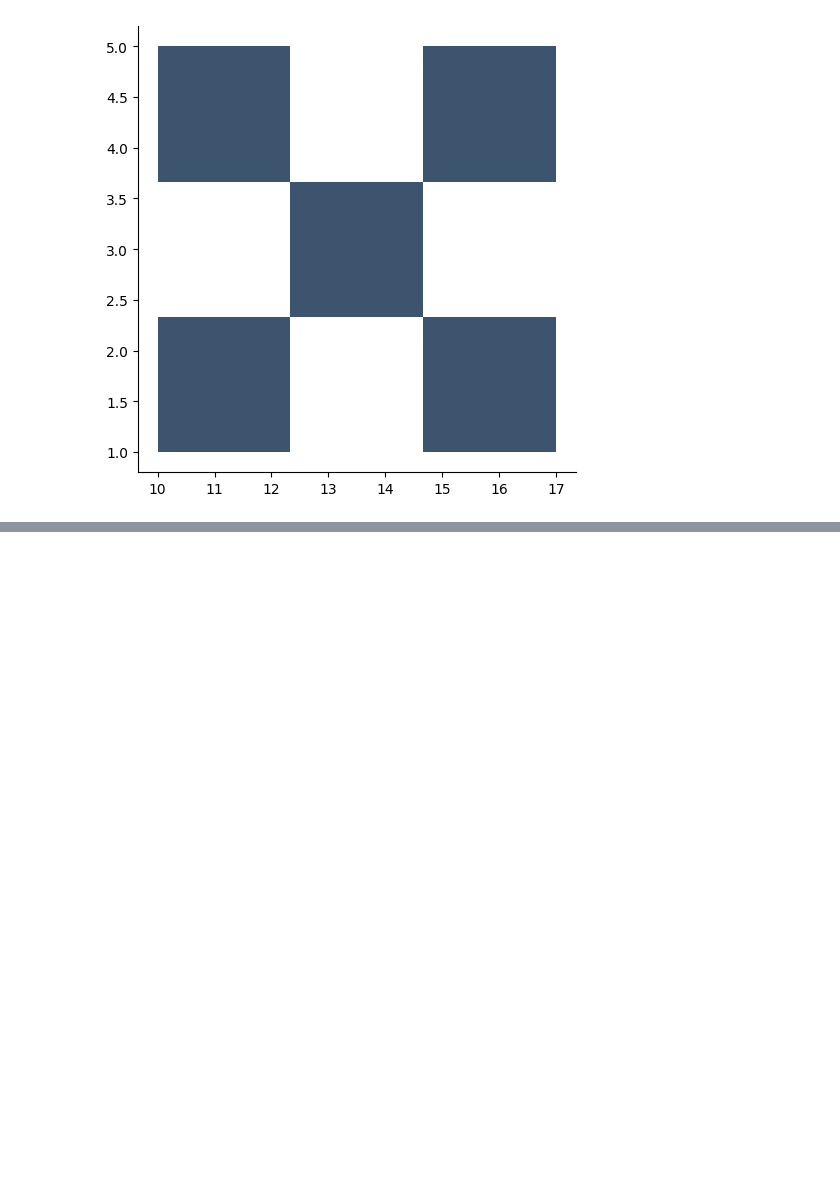
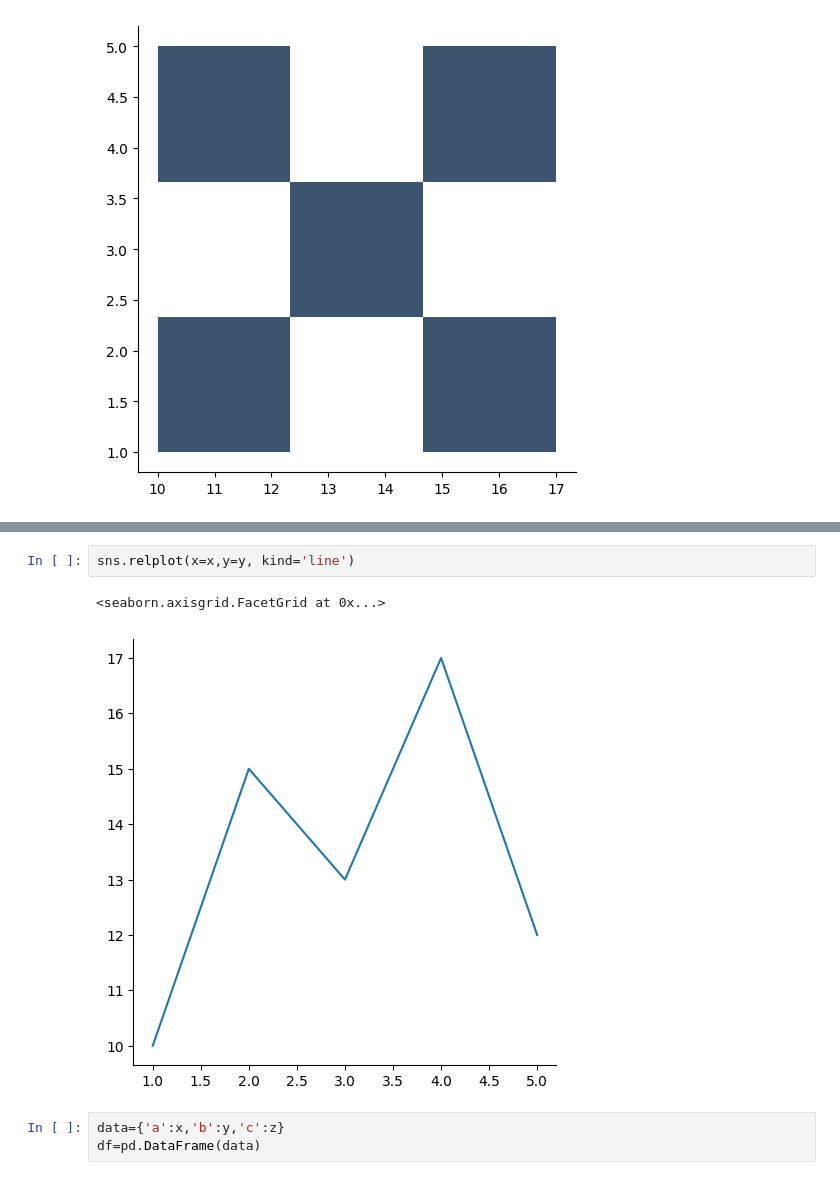
Before and after one commit to sachin5031/Python_Data_Analytics, a Jupyter notebook: seaborn.ipynb, the cells around one changed output, grey strips where cells are left out. Saved outputs shown, nothing was run; the diff lists cells and outputs as text; blank space fills up the shorter version.

```diff
--- a/seaborn.ipynb
+++ b/seaborn.ipynb
@@ -57,0 +72,8 @@ sns.displot(x=y,y=x, binwidth=3)
+# %%
+sns.relplot(x=x,y=y, kind='line')
+# %% [output]
+<seaborn.axisgrid.FacetGrid at 0x...>
+[figure, added]
+# %%
+data={'a':x,'b':y,'c':z}
+df=pd.DataFrame(data)
```
Also changed, not shown: parts of 8 cells of this notebook.
